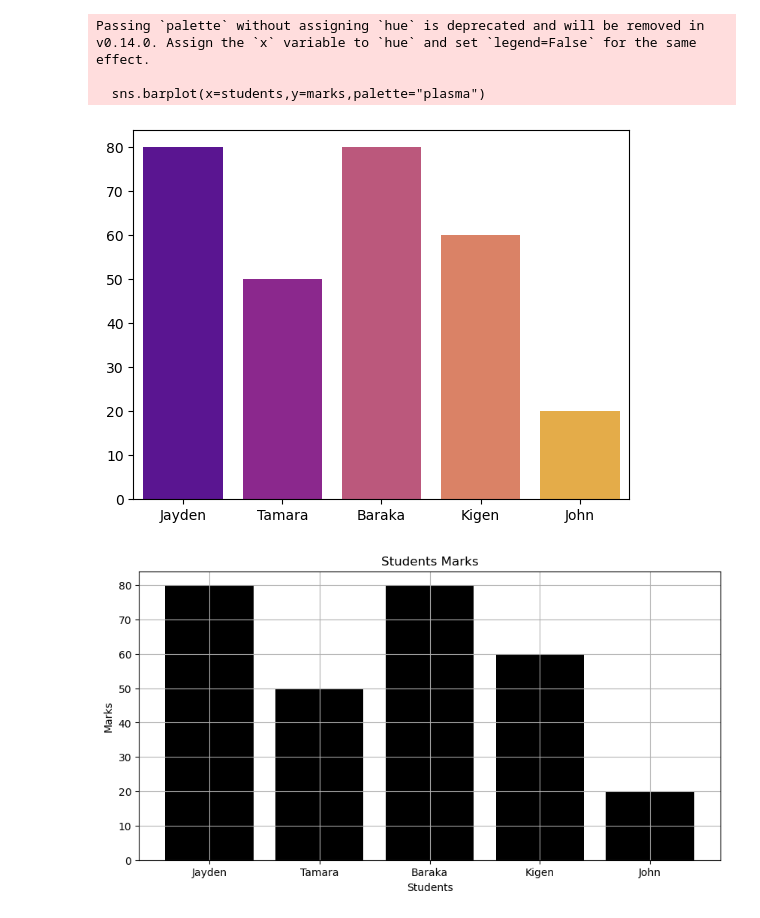
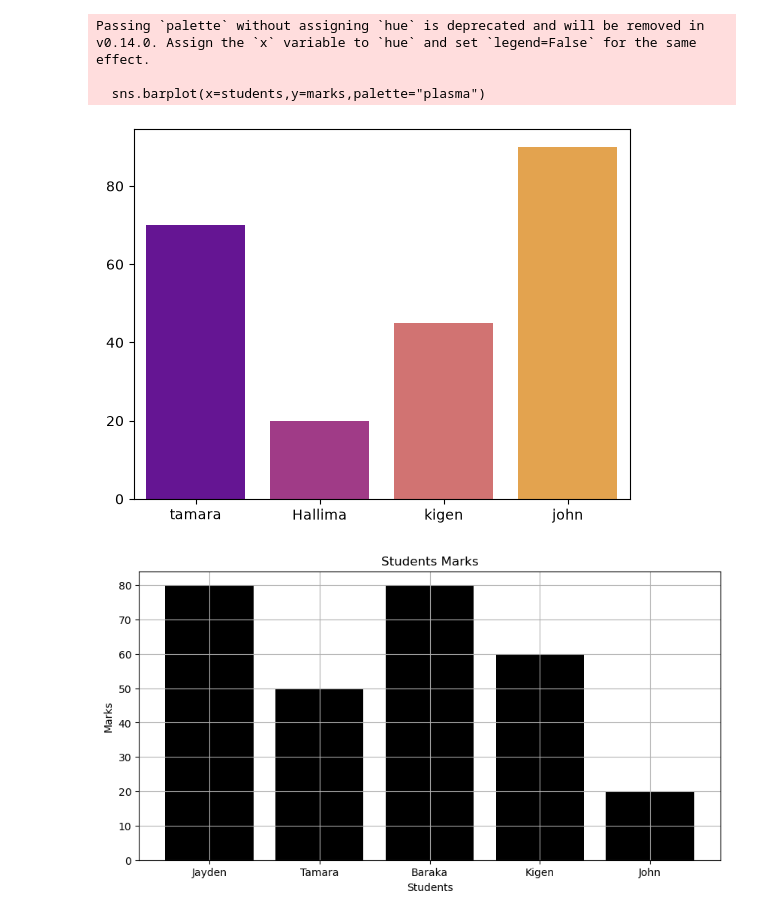
Before and after one commit to kkidgamer/Datascience, a Jupyter notebook: visualisation.ipynb, the cells around one changed output. Cells and saved outputs as stored; diff of their text form; code cells hidden in the pictures.

```diff
--- a/visualisation.ipynb
+++ b/visualisation.ipynb
@@ -1,12 +1,16 @@
 # %%
+import matplotlib.pyplot as plt
+import seaborn as sns
+students=["tamara","Hallima","kigen","john"]
+marks=[70,20,45,90]
 sns.barplot(x=students,y=marks,palette="plasma")
 plt.savefig("students.png")
 #viridis,plasma,magma,cool,coolwarm,Reds,Blues,Set1,Set2,Pastel1,bone,autumn,Greens,summer,winter,spring
 # %% [output]
 Passing `palette` without assigning `hue` is deprecated and will be removed in v0.14.0. Assign the `x` variable to `hue` and set `legend=False` for the same effect.
 
   sns.barplot(x=students,y=marks,palette="plasma")
-[figure, old version]
+[figure, new version]
 # %%
 
 students=["Jayden","Tamara","Baraka","Kigen","John"]
```
Also changed, not shown: parts of 2 cells of this notebook, 8 other files.
